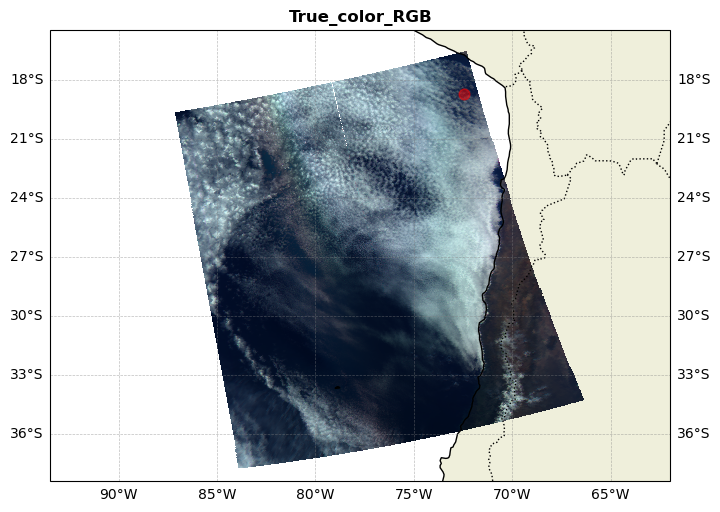
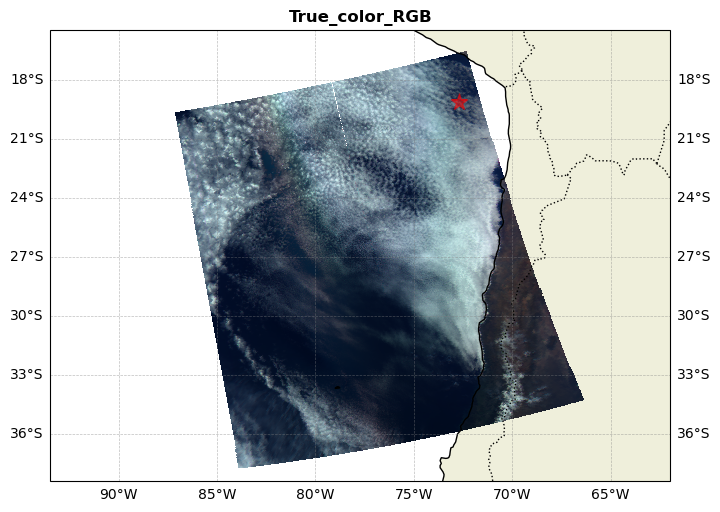
Unified diff of the notebook cell whose output changed from the first chart to the second:
--- before
+++ after
@@ -1,3 +1,2 @@
-H1C.plot_true_color_RGB(figsize=[8, 6], x0_indices=[420], y0_indices=[350])
-
-plt.savefig('HARP2_rgb_p3.png', dpi=500, bbox_inches="tight")
+H1C.plot_true_color_RGB(figsize=[8, 6], x0_indices=[413], y0_indices=[343], markers=["*"], sizes=[150])
+# plt.savefig('HARP2_rgb_p1.png', dpi=500, bbox_inches="tight")

Commit: updated Analysis